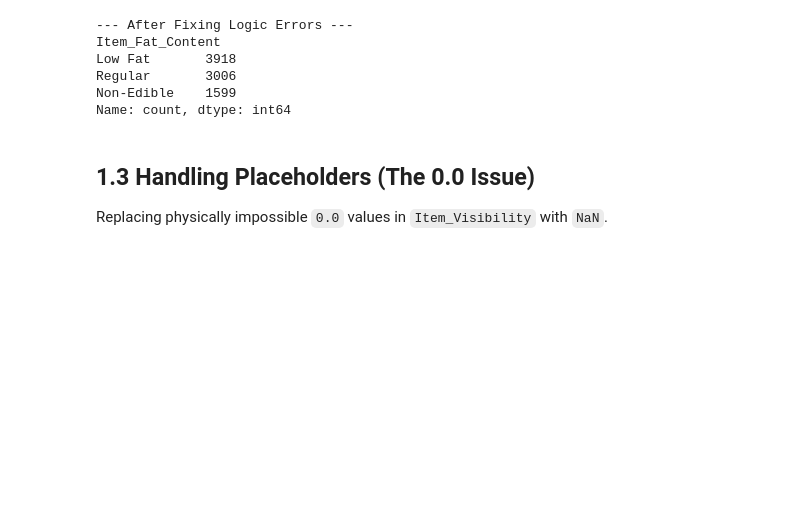
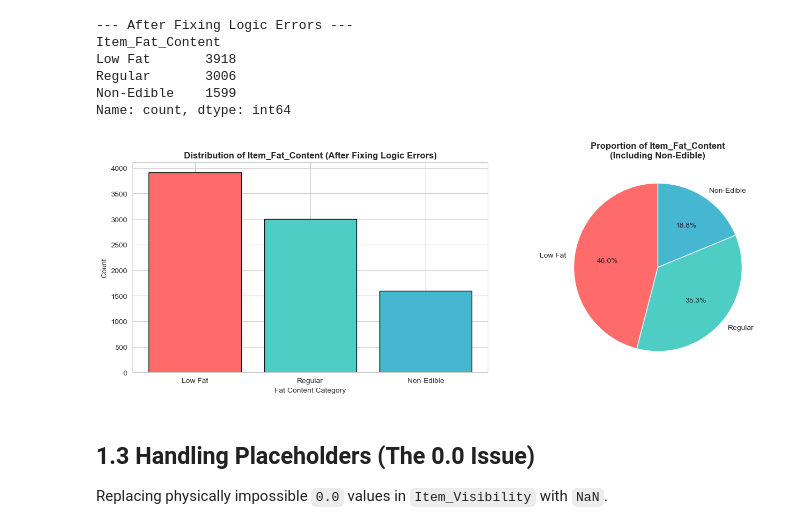
Before and after one commit to baobean/CSC14005-Lab2, a Jupyter notebook: Data_Preparation/data_preparation.ipynb, the cells around one changed output. Drawn from its saved outputs; the diff is of its cells as text; code cells hidden in the pictures; blank space fills up the shorter version.

```diff
--- a/Data_Preparation/data_preparation.ipynb
+++ b/Data_Preparation/data_preparation.ipynb
@@ -105,6 +123,23 @@ Low Fat       3918
 Regular       3006
 Non-Edible    1599
 Name: count, dtype: int64
+# %%
+fig, axes = plt.subplots(1, 2, figsize=(14, 5))
+fat_counts = df['Item_Fat_Content'].value_counts()
+colors = ['#FF6B6B', '#4ECDC4', '#45B7D1']
+
+axes[0].bar(fat_counts.index, fat_counts.values, color=colors, edgecolor='black')
+axes[0].set_title('Distribution of Item_Fat_Content (After Fixing Logic Errors)', fontweight='bold')
+axes[0].set(ylabel='Count', xlabel='Fat Content Category')
+
+axes[1].pie(fat_counts.values, labels=fat_counts.index, autopct='%1.1f%%',
+            colors=colors, startangle=90)
+axes[1].set_title('Proportion of Item_Fat_Content\n(Including Non-Edible)', fontweight='bold')
+
+plt.tight_layout()
+plt.show()
+# %% [output]
+[figure, added]
 # %% [markdown]
 ## 1.3 Handling Placeholders (The 0.0 Issue)
 Replacing physically impossible `0.0` values in `Item_Visibility` with `NaN`.
```
Also changed, not shown: parts of 21 cells of this notebook.
